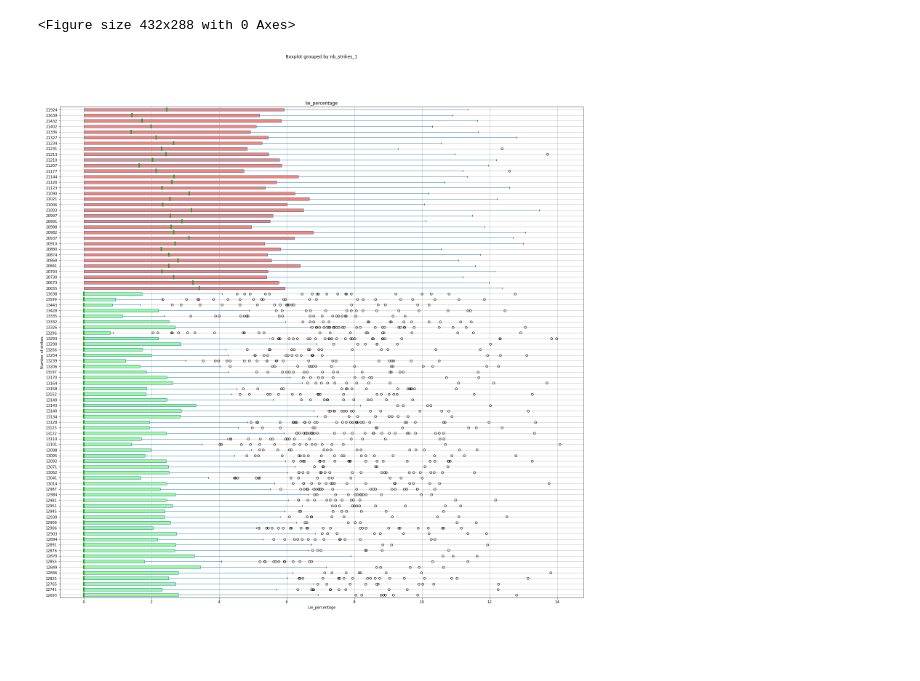
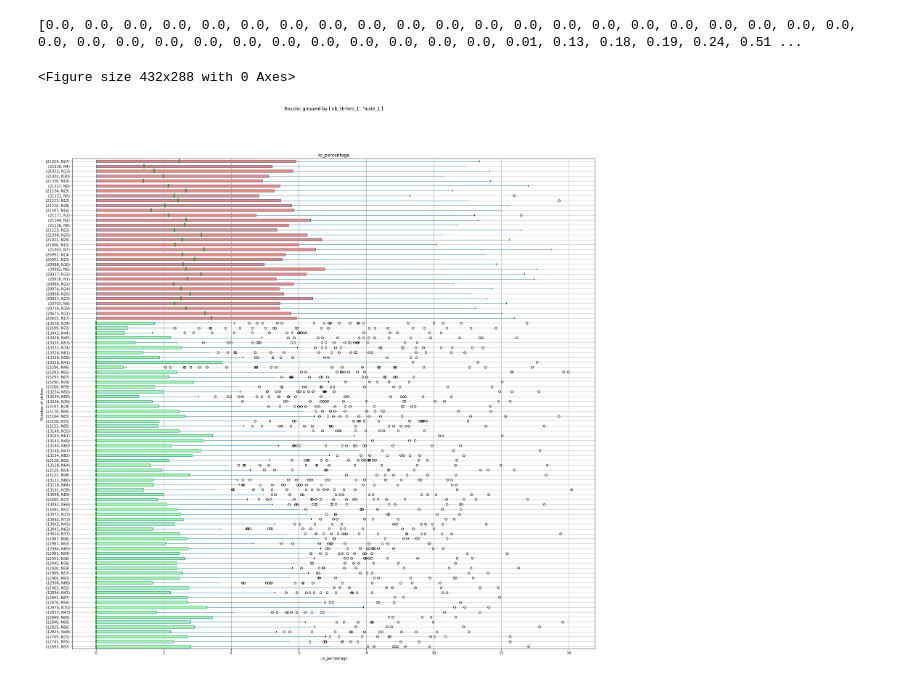
Before and after one commit to isabella232/student_19_proof-of-loc, a Jupyter notebook: python_graphs/percentage_latency_graphs.ipynb, the cells around one changed output. Drawn from its saved outputs; the diff is of its cells as text; code cells hidden in the pictures; blank space fills up the shorter version.

Commit message:
separated nodes in graph

```diff
--- a/python_graphs/percentage_latency_graphs.ipynb
+++ b/python_graphs/percentage_latency_graphs.ipynb
@@ -40,6 +19,16 @@ data
+# %%
+grouped = pd.DataFrame(data\
+    .groupby(["nb_strikes_1", "node_1"])["lie_percentage"]\
+    .apply(list)).reset_index()
+
+lies_N = pd.DataFrame(grouped[grouped["node_1"] == "N5"]["lie_percentage"]).reset_index()["lie_percentage"][0]
+
+print(list(pd.DataFrame(lies_N).sort_values(by=0)[0]))
+# %% [output]
+[0.0, 0.0, 0.0, 0.0, 0.0, 0.0, 0.0, 0.0, 0.0, 0.0, 0.0, 0.0, 0.0, 0.0, 0.0, 0.0, 0.0, 0.0, 0.0, 0.0, 0.0, 0.0, 0.0, 0.0, 0.0, 0.0, 0.0, 0.0, 0.0, 0.0, 0.0, 0.0, 0.0, 0.01, 0.13, 0.18, 0.19, 0.24, 0.51 ...
 # %%
-nb_strikes = data[["lie_percentage", "nb_strikes_1"]]\
-    .groupby("nb_strikes_1")["lie_percentage"]\
+nb_strikes = data\
+    .groupby(["nb_strikes_1", "node_1"])["lie_percentage"]\
     .apply(list)\
     .reset_index()["nb_strikes_1"]
 # %%
@@ -47,31 +36,31 @@ nb_strikes = data[["lie_percentage", "nb_strikes_1"]]\
 # %%
 plt.figure()
 
 
 medianprops = dict(linestyle='-', linewidth=4, color='blue')
 
 bp = pd.DataFrame.boxplot( data,
     column="lie_percentage",
-    by="nb_strikes_1",
+    by=["nb_strikes_1", "node_1"],
     figsize=(25, 25),
     vert=False,
     medianprops=medianprops,
     return_type='both',
     patch_artist = True)
 
 colors = ['salmon', 'palegreen']
 for row_key, (ax,row) in bp.iteritems():
 
     ax.set_xlabel('Lie_percentage')
     ax.set_ylabel('Number of strikes')
     for i,box in enumerate(row['boxes']):
         box.set_facecolor(colors[nb_strikes[i] < threshold ])
 
 
 #ax.set_yticks(np.arange(0, 100, step=500))
 # %% [output]
 <Figure size 432x288 with 0 Axes>
-[figure, old version]
+[figure, new version]
 # %%
 fig = ax.get_figure()
 # %%
```
Also changed, not shown: parts of 1 cell of this notebook, 1 other file.
